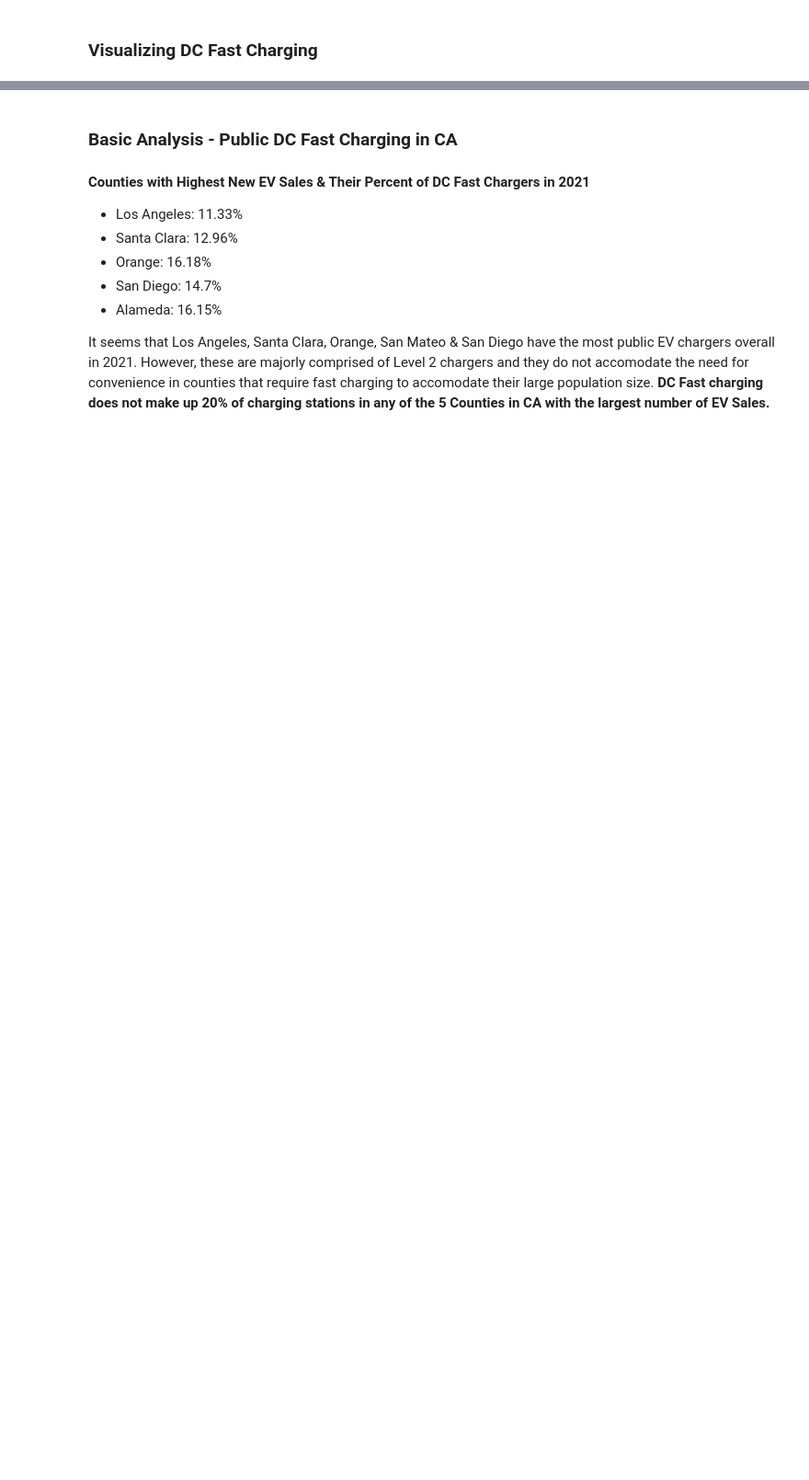
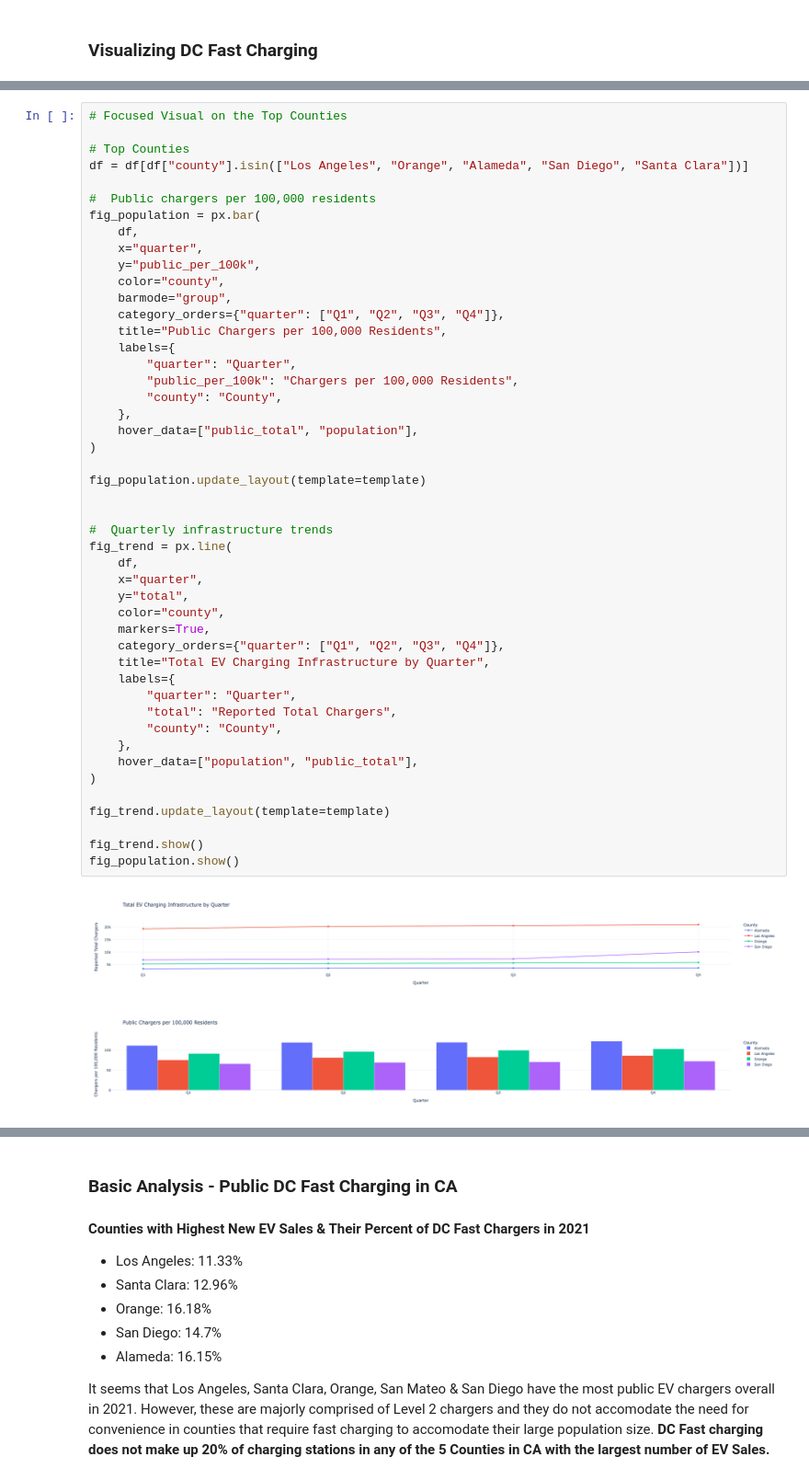
Before and after one commit to sshariz/EVChargingInfrastructure, a Jupyter notebook: evproject.ipynb, the cells around one changed output, grey strips where cells are left out. Shown at 92% size. Drawn from its saved outputs; the diff is of its cells as text; blank space fills up the shorter version.

```diff
--- a/evproject.ipynb
+++ b/evproject.ipynb
@@ -951,0 +1333,50 @@ percg[percg["County"].isin(temp)]
+# %%
+# Focused Visual on the Top Counties
+
+# Top Counties
+df = df[df["county"].isin(["Los Angeles", "Orange", "Alameda", "San Diego", "Santa Clara"])]
+
+#  Public chargers per 100,000 residents
+fig_population = px.bar(
+    df,
+    x="quarter",
+    y="public_per_100k",
+    color="county",
+    barmode="group",
+    category_orders={"quarter": ["Q1", "Q2", "Q3", "Q4"]},
+    title="Public Chargers per 100,000 Residents",
+    labels={
+        "quarter": "Quarter",
+        "public_per_100k": "Chargers per 100,000 Residents",
+        "county": "County",
+    },
+    hover_data=["public_total", "population"],
+)
+
+fig_population.update_layout(template=template)
+
+
+#  Quarterly infrastructure trends
+fig_trend = px.line(
+    df,
+    x="quarter",
+    y="total",
+    color="county",
+    markers=True,
+    category_orders={"quarter": ["Q1", "Q2", "Q3", "Q4"]},
+    title="Total EV Charging Infrastructure by Quarter",
+    labels={
+        "quarter": "Quarter",
+        "total": "Reported Total Chargers",
+        "county": "County",
+    },
+    hover_data=["population", "public_total"],
+)
+
+fig_trend.update_layout(template=template)
+
+fig_trend.show()
+fig_population.show()
+# %% [output]
+[figure, added]
+[figure, added]
```
Also changed, not shown: parts of 53 cells of this notebook, 1 other file.
